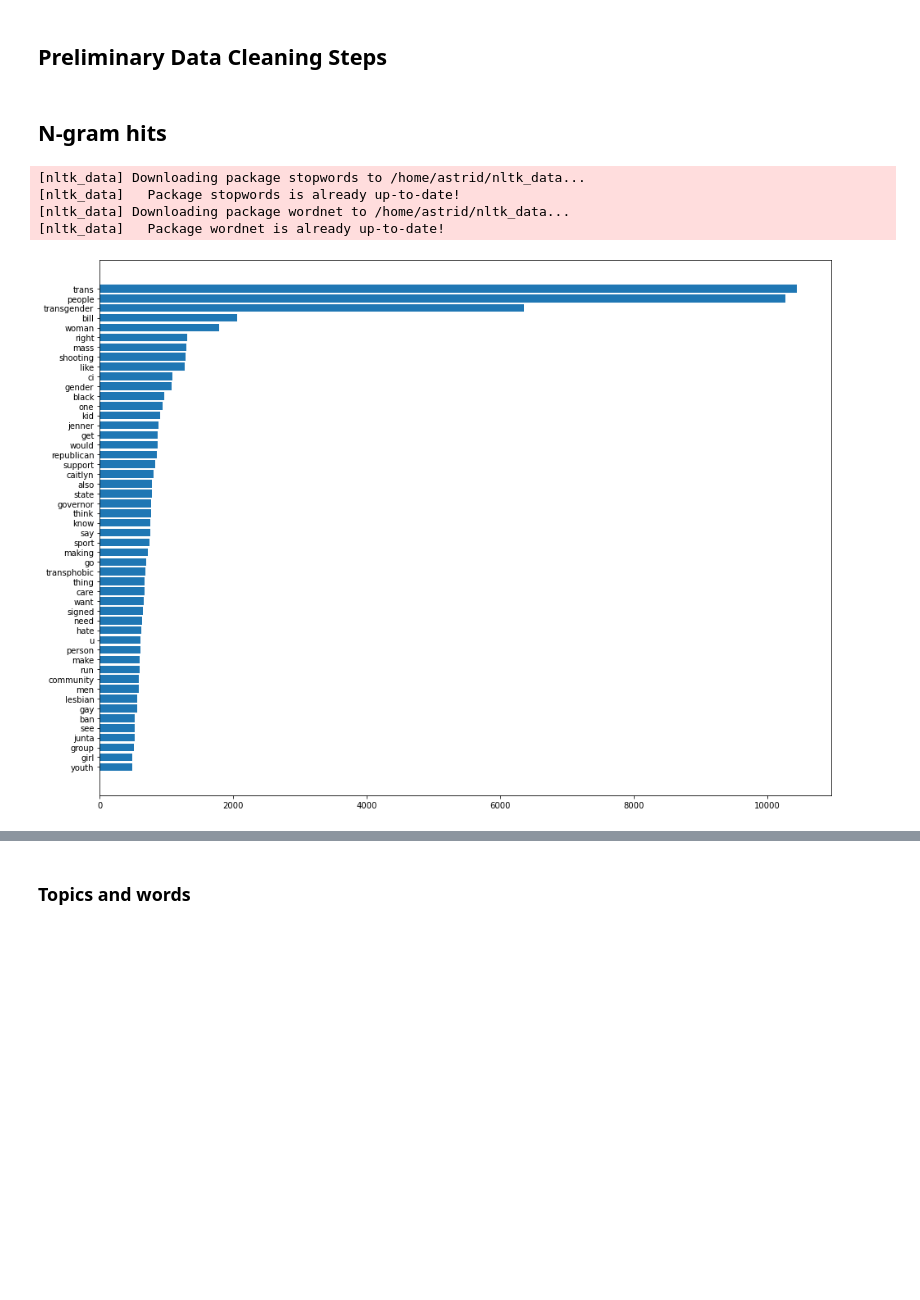
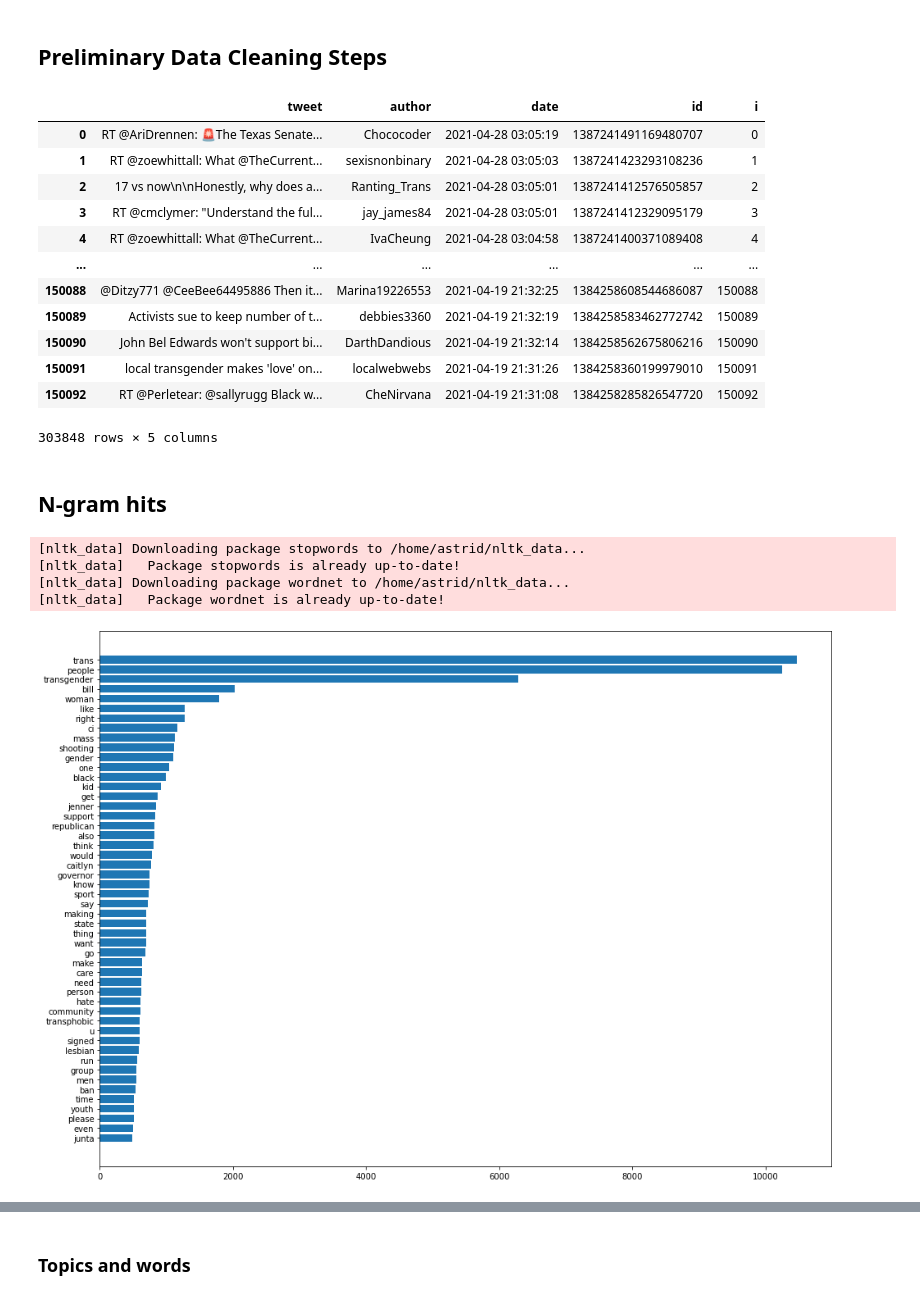
Before and after one commit to astralbijection/trans-data-analysis, a Jupyter notebook: notebooks/trans_eda.ipynb, the cells around one changed output, grey strips where cells are left out. Saved outputs shown, nothing was run; the diff lists cells and outputs as text; code cells hidden in the pictures; blank space fills up the shorter version.

```diff
--- a/notebooks/trans_eda.ipynb
+++ b/notebooks/trans_eda.ipynb
@@ -35,8 +35,24 @@ raw_tweet_df
 # %% [markdown]
 ## Preliminary Data Cleaning Steps
 # %%
-tweet_df = raw_tweet_df
+tweet_df: pd.DataFrame = raw_tweet_df
+tweet_df['i'] = tweet_df.index  # Add the original integer index as a column
 #tweet_df = tweet_df[~tweet_df['tweet'].str.startswith('RT @')]  # remove retweets?
+tweet_df
+# %% [output]
+|  | tweet | author | date | id | i |
+| 0 | RT @AriDrennen: 🚨The Texas Senate... | Chococoder | 2021-04-28 03:05:19 | 1387241491169480707 | 0 |
+| 1 | RT @zoewhittall: What @TheCurrent... | sexisnonbinary | 2021-04-28 03:05:03 | 1387241423293108236 | 1 |
+| 2 | 17 vs now\n\nHonestly, why does a... | Ranting_Trans | 2021-04-28 03:05:01 | 1387241412576505857 | 2 |
+| 3 | RT @cmclymer: "Understand the ful... | jay_james84 | 2021-04-28 03:05:01 | 1387241412329095179 | 3 |
+| 4 | RT @zoewhittall: What @TheCurrent... | IvaCheung | 2021-04-28 03:04:58 | 1387241400371089408 | 4 |
+| ... | ... | ... | ... | ... | ... |
+| 150088 | @Ditzy771 @CeeBee64495886 Then it... | Marina19226553 | 2021-04-19 21:32:25 | 1384258608544686087 | 150088 |
+| 150089 | Activists sue to keep number of t... | debbies3360 | 2021-04-19 21:32:19 | 1384258583462772742 | 150089 |
+| 150090 | John Bel Edwards won't support bi... | DarthDandious | 2021-04-19 21:32:14 | 1384258562675806216 | 150090 |
+| 150091 | local transgender makes 'love' on... | localwebwebs | 2021-04-19 21:31:26 | 1384258360199979010 | 150091 |
+| 150092 | RT @Perletear: @sallyrugg Black w... | CheNirvana | 2021-04-19 21:31:08 | 1384258285826547720 | 150092 |
+303848 rows × 5 columns
 # %% [markdown]
 ## N-gram hits
 # %%
@@ -53,7 +69,7 @@ plt.show()
 [nltk_data]   Package stopwords is already up-to-date!
 [nltk_data] Downloading package wordnet to /home/astrid/nltk_data...
 [nltk_data]   Package wordnet is already up-to-date!
-[figure, old version]
+[figure, new version]
 # %%
 _, ax = plt.subplots(1, 1, figsize=(16, 12))
 plot_ngrams(ax, tweet_df['tweet'].sample(20000), stop, ngram_size=2)
```
Also changed, not shown: parts of 26 cells of this notebook, 2 other files.
